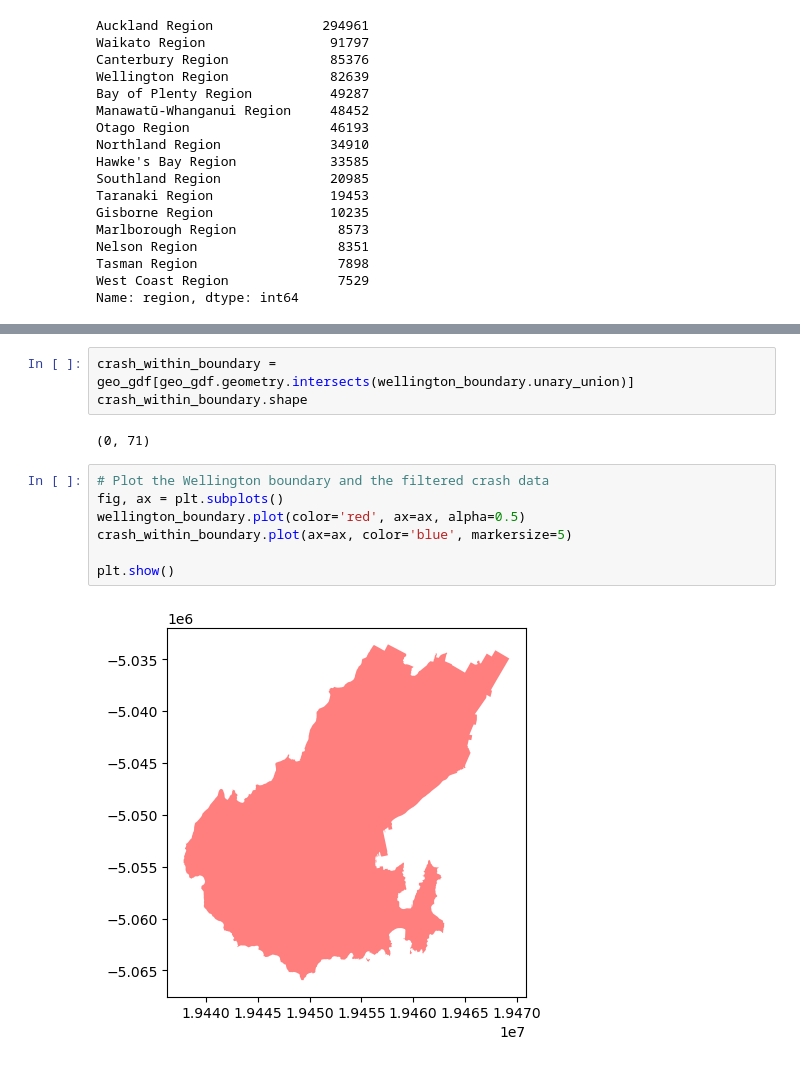
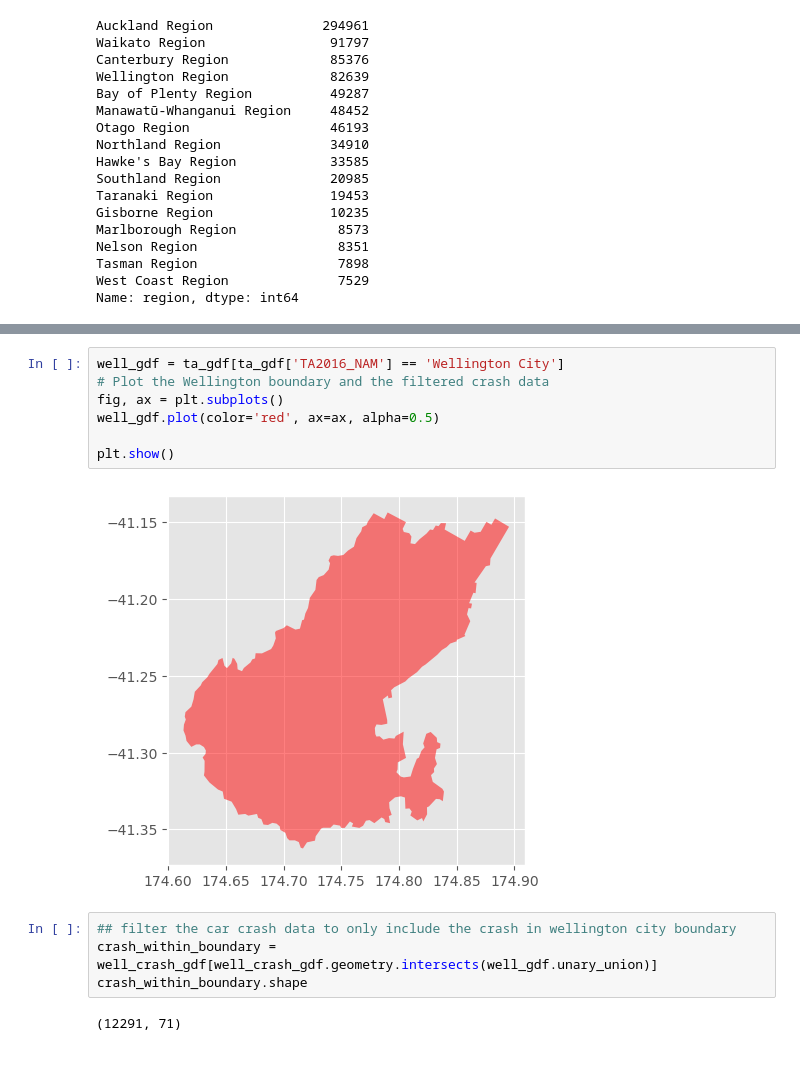
Before and after one commit to DarioDang/wellington-crash-modelling, a Jupyter notebook: ellen_explore_car_crash_data.ipynb, the cells around one changed output, grey strips where cells are left out. Cells and saved outputs as stored; diff of their text form.

```diff
--- a/ellen_explore_car_crash_data.ipynb
+++ b/ellen_explore_car_crash_data.ipynb
@@ -195,15 +110,16 @@ wellington_boundary.head()
+# %%
+well_gdf = ta_gdf[ta_gdf['TA2016_NAM'] == 'Wellington City']
+# Plot the Wellington boundary and the filtered crash data
+fig, ax = plt.subplots()
+well_gdf.plot(color='red', ax=ax, alpha=0.5)
+
+plt.show()
+# %% [output]
+[figure, added]
 # %%
-crash_within_boundary = geo_gdf[geo_gdf.geometry.intersects(wellington_boundary.unary_union)]
+## filter the car crash data to only include the crash in wellington city boundary
+crash_within_boundary = well_crash_gdf[well_crash_gdf.geometry.intersects(well_gdf.unary_union)]
 crash_within_boundary.shape
 # %% [output]
-(0, 71)
+(12291, 71)
-# %%
-# Plot the Wellington boundary and the filtered crash data
-fig, ax = plt.subplots()
-wellington_boundary.plot(color='red', ax=ax, alpha=0.5)
-crash_within_boundary.plot(ax=ax, color='blue', markersize=5)
-
-plt.show()
-# %% [output]
-[figure, removed]
 # %%
```
Also changed, not shown: parts of 26 cells of this notebook, 10 other files.
